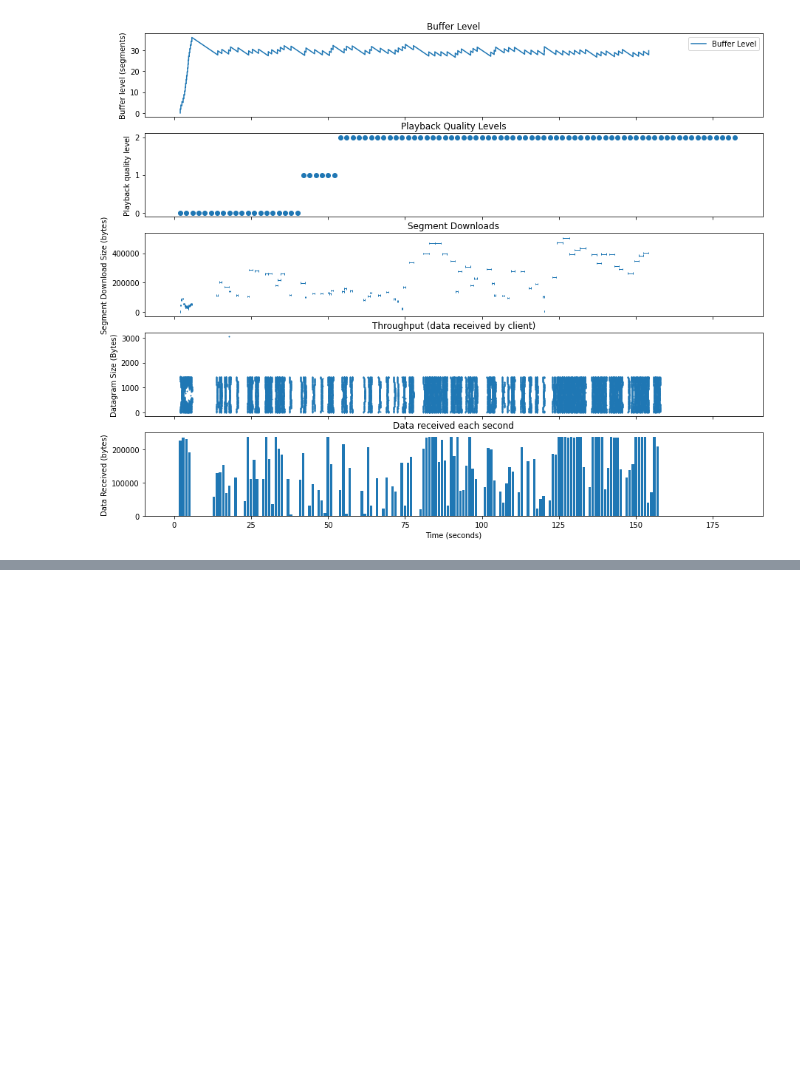
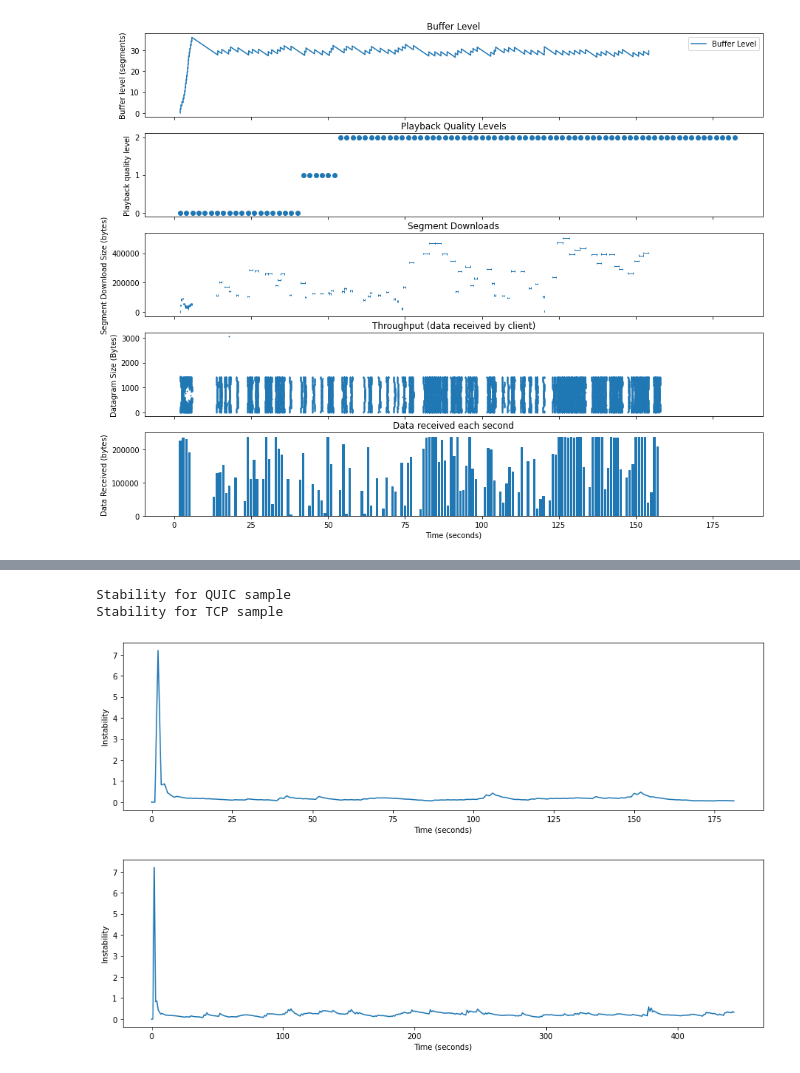
Before and after one commit to jkirkwin/499-Visualization, a Jupyter notebook: GraphHelpers.ipynb, the cells around one changed output, grey strips where cells are left out. Drawn from its saved outputs; the diff is of its cells as text; code cells hidden in the pictures; blank space fills up the shorter version.

```diff
--- a/GraphHelpers.ipynb
+++ b/GraphHelpers.ipynb
@@ -405,0 +496,26 @@ Malformed buffer underflow log. Likely that QUIC failed near time 184.045
+# %%
+def graphStability(sim):
+    fig = plt.figure(figsize=(15, 4))
+    ax = fig.add_subplot(111)
+
+    plt.xlabel("Time (seconds)")
+    plt.ylabel("Instability")
+
+    # Set the tick distribution for quality axis
+    setIntegerYTickInterval(ax)
+
+    data = instabilityEachSecond(sim)
+    times = np.arange(len(data))
+
+    ax.plot(times, data)
+# %%
+print ('Stability for QUIC sample')
+graphStability(sampleQuicSim)
+
+print ('Stability for TCP sample')
+graphStability(sampleTcpSim)
+# %% [output]
+Stability for QUIC sample
+Stability for TCP sample
+[figure, added]
+[figure, added]
```
Also changed, not shown: parts of 11 cells of this notebook, 1 other file.
